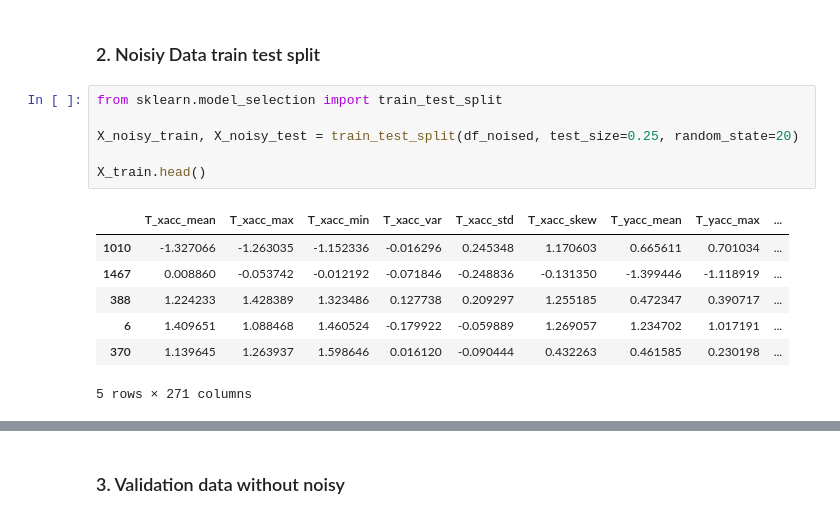
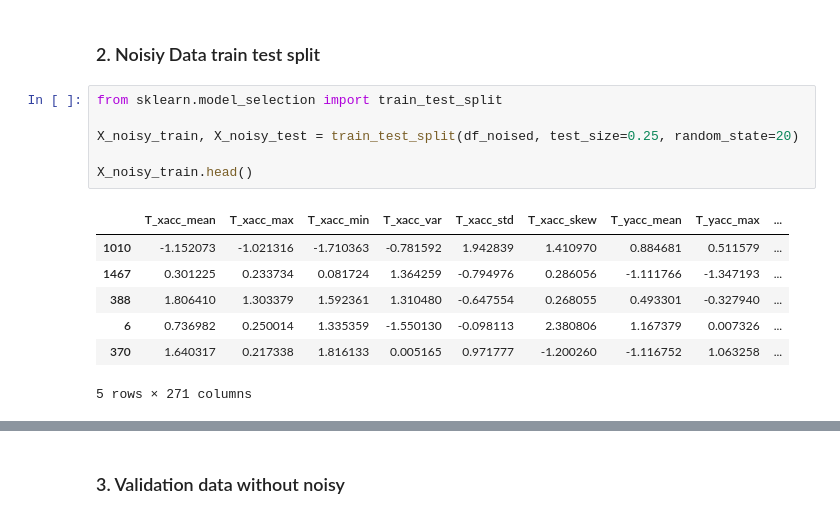
Before and after one commit to dev-doragi/DeepLearning, a Jupyter notebook: Week_07/1015_7주차_Denoising_AE_DSA.ipynb, the cells around one changed output, grey strips where cells are left out. Saved outputs shown, nothing was run; the diff lists cells and outputs as text.

```diff
--- a/Week_07/1015_7주차_Denoising_AE_DSA.ipynb
+++ b/Week_07/1015_7주차_Denoising_AE_DSA.ipynb
@@ -209,15 +211,15 @@ abnormal.shape
 # %%
 from sklearn.model_selection import train_test_split
 
 X_noisy_train, X_noisy_test = train_test_split(df_noised, test_size=0.25, random_state=20)
 
-X_train.head()
+X_noisy_train.head()
 # %% [output]
 |  | T_xacc_mean | T_xacc_max | T_xacc_min | T_xacc_var | T_xacc_std | T_xacc_skew | T_yacc_mean | T_yacc_max | ... |
-| 1010 | -1.327066 | -1.263035 | -1.152336 | -0.016296 | 0.245348 | 1.170603 | 0.665611 | 0.701034 | ... |
-| 1467 | 0.008860 | -0.053742 | -0.012192 | -0.071846 | -0.248836 | -0.131350 | -1.399446 | -1.118919 | ... |
-| 388 | 1.224233 | 1.428389 | 1.323486 | 0.127738 | 0.209297 | 1.255185 | 0.472347 | 0.390717 | ... |
-| 6 | 1.409651 | 1.088468 | 1.460524 | -0.179922 | -0.059889 | 1.269057 | 1.234702 | 1.017191 | ... |
-| 370 | 1.139645 | 1.263937 | 1.598646 | 0.016120 | -0.090444 | 0.432263 | 0.461585 | 0.230198 | ... |
+| 1010 | -1.152073 | -1.021316 | -1.710363 | -0.781592 | 1.942839 | 1.410970 | 0.884681 | 0.511579 | ... |
+| 1467 | 0.301225 | 0.233734 | 0.081724 | 1.364259 | -0.794976 | 0.286056 | -1.111766 | -1.347193 | ... |
+| 388 | 1.806410 | 1.303379 | 1.592361 | 1.310480 | -0.647554 | 0.268055 | 0.493301 | -0.327940 | ... |
+| 6 | 0.736982 | 0.250014 | 1.335359 | -1.550130 | -0.098113 | 2.380806 | 1.167379 | 0.007326 | ... |
+| 370 | 1.640317 | 0.217338 | 1.816133 | 0.005165 | 0.971777 | -1.200260 | -1.116752 | 1.063258 | ... |
 5 rows × 271 columns
 # %%
```
Also changed, not shown: parts of 15 cells of this notebook.
